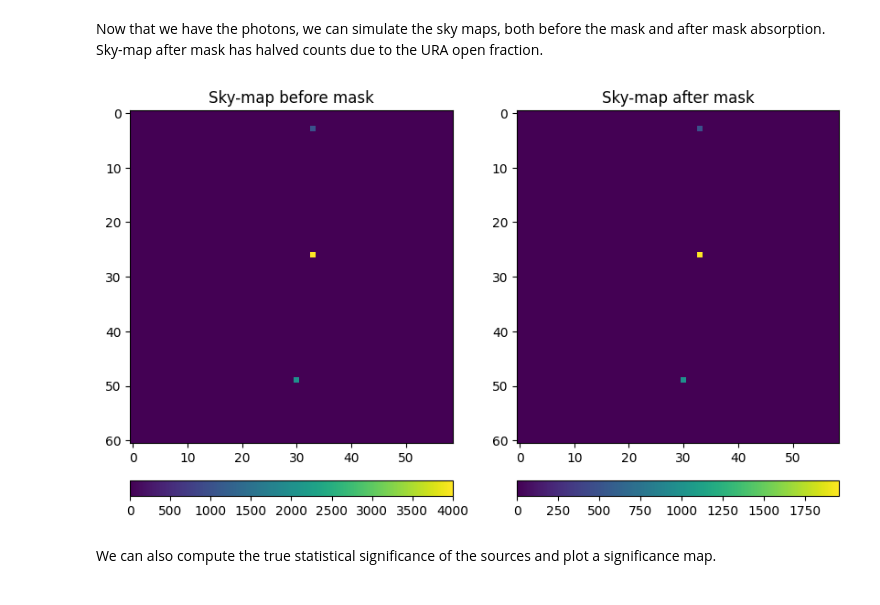
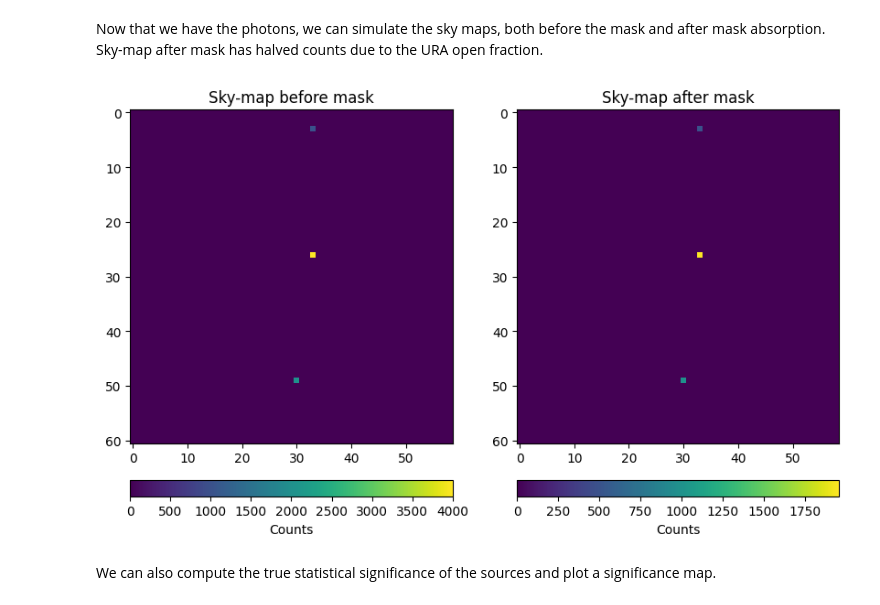
Before and after one commit to peppedilillo/masks, a Jupyter notebook: notebooks/iros.ipynb, the cells around one changed output. Saved outputs shown, nothing was run; the diff lists cells and outputs as text; code cells hidden in the pictures.

```diff
--- a/notebooks/iros.ipynb
+++ b/notebooks/iros.ipynb
@@ -45,13 +45,13 @@ skymap_before_mask = simulate.skymap(photon_list, mask_size)
 skymap_after_mask = simulate.skymap_transmitted(photon_list, mask)
 # %%
 fig, axs = plotmaps(
-    [(skymap_before_mask, "Sky-map before mask"),
-     (skymap_after_mask, "Sky-map after mask")],
+    [(skymap_before_mask, "Sky-map before mask", "Counts"),
+     (skymap_after_mask, "Sky-map after mask", "Counts")],
     figsize=(10,7)
 )
 plt.show()
 # %% [output]
-[figure, old version]
+[figure, new version]
 # %% [markdown]
 We can also compute the true statistical significance of the sources and plot a significance map.
 # %%
```
Also changed, not shown: parts of 13 cells of this notebook, 2 other files.
